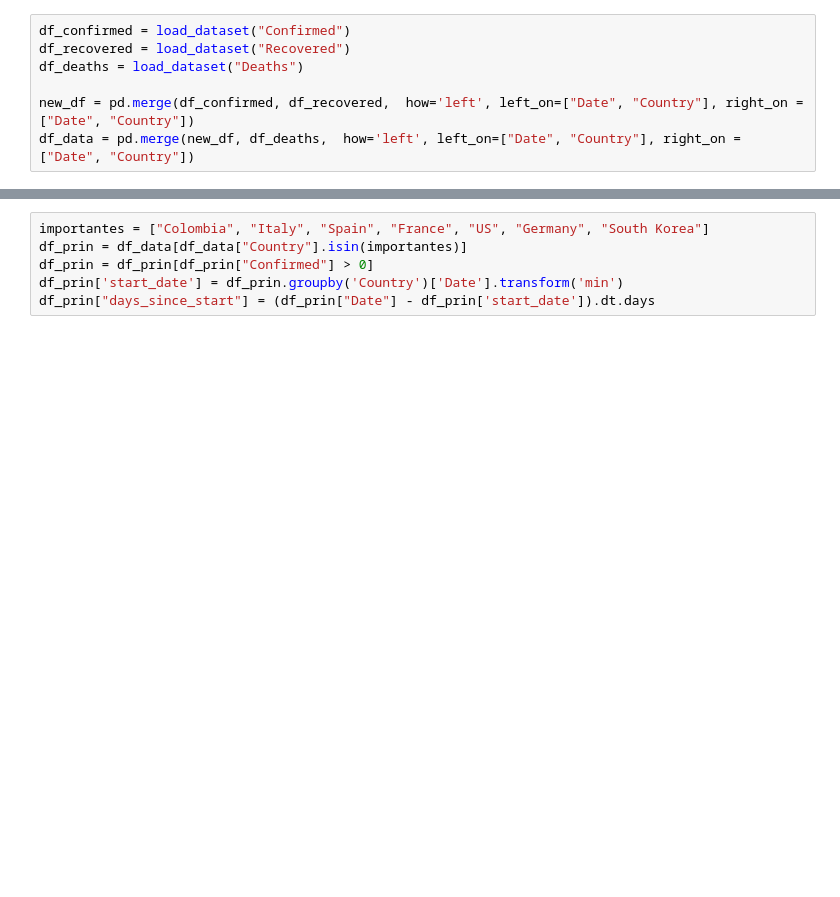
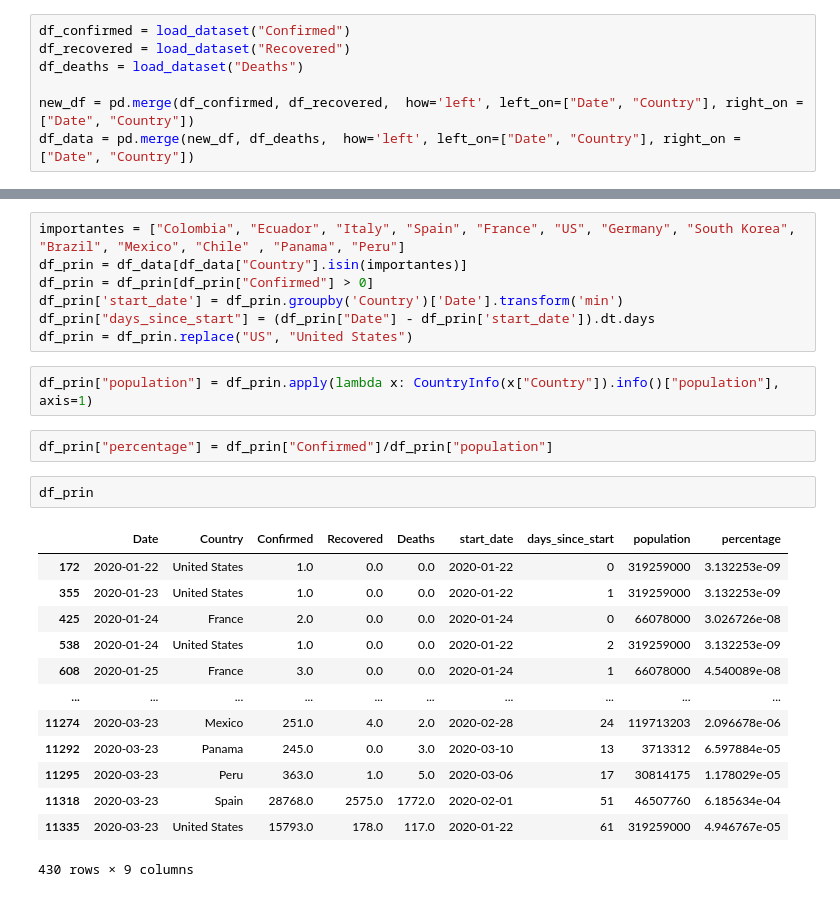
Before and after one commit to davidbetancur8/coronavirus, a Jupyter notebook: notebooks/exploratory.ipynb, the cells around one changed output, grey strips where cells are left out. Cells and saved outputs as stored; diff of their text form; blank space fills up the shorter version.

Commit message:
code refractor and percentage of cases added

```diff
--- a/notebooks/exploratory.ipynb
+++ b/notebooks/exploratory.ipynb
@@ -34,7 +35,28 @@ df_data.groupby("Country")["Recovered"].max().sum()
 # %%
-importantes = ["Colombia", "Italy", "Spain", "France", "US", "Germany", "South Korea"]
+importantes = ["Colombia", "Ecuador", "Italy", "Spain", "France", "US", "Germany", "South Korea", "Brazil", "Mexico", "Chile" , "Panama", "Peru"]
 df_prin = df_data[df_data["Country"].isin(importantes)]
 df_prin = df_prin[df_prin["Confirmed"] > 0]
 df_prin['start_date'] = df_prin.groupby('Country')['Date'].transform('min')
 df_prin["days_since_start"] = (df_prin["Date"] - df_prin['start_date']).dt.days
+df_prin = df_prin.replace("US", "United States")
+# %%
+df_prin["population"] = df_prin.apply(lambda x: CountryInfo(x["Country"]).info()["population"], axis=1)
+# %%
+df_prin["percentage"] = df_prin["Confirmed"]/df_prin["population"]
+# %%
+df_prin
+# %% [output]
+|  | Date | Country | Confirmed | Recovered | Deaths | start_date | days_since_start | population | percentage |
+| 172 | 2020-01-22 | United States | 1.0 | 0.0 | 0.0 | 2020-01-22 | 0 | 319259000 | 3.132253e-09 |
+| 355 | 2020-01-23 | United States | 1.0 | 0.0 | 0.0 | 2020-01-22 | 1 | 319259000 | 3.132253e-09 |
+| 425 | 2020-01-24 | France | 2.0 | 0.0 | 0.0 | 2020-01-24 | 0 | 66078000 | 3.026726e-08 |
+| 538 | 2020-01-24 | United States | 1.0 | 0.0 | 0.0 | 2020-01-22 | 2 | 319259000 | 3.132253e-09 |
+| 608 | 2020-01-25 | France | 3.0 | 0.0 | 0.0 | 2020-01-24 | 1 | 66078000 | 4.540089e-08 |
+| ... | ... | ... | ... | ... | ... | ... | ... | ... | ... |
+| 11274 | 2020-03-23 | Mexico | 251.0 | 4.0 | 2.0 | 2020-02-28 | 24 | 119713203 | 2.096678e-06 |
+| 11292 | 2020-03-23 | Panama | 245.0 | 0.0 | 3.0 | 2020-03-10 | 13 | 3713312 | 6.597884e-05 |
+| 11295 | 2020-03-23 | Peru | 363.0 | 1.0 | 5.0 | 2020-03-06 | 17 | 30814175 | 1.178029e-05 |
+| 11318 | 2020-03-23 | Spain | 28768.0 | 2575.0 | 1772.0 | 2020-02-01 | 51 | 46507760 | 6.185634e-04 |
+| 11335 | 2020-03-23 | United States | 15793.0 | 178.0 | 117.0 | 2020-01-22 | 61 | 319259000 | 4.946767e-05 |
+430 rows × 9 columns
 # %%
```
Also changed, not shown: parts of 3 cells of this notebook, 6 other files.
